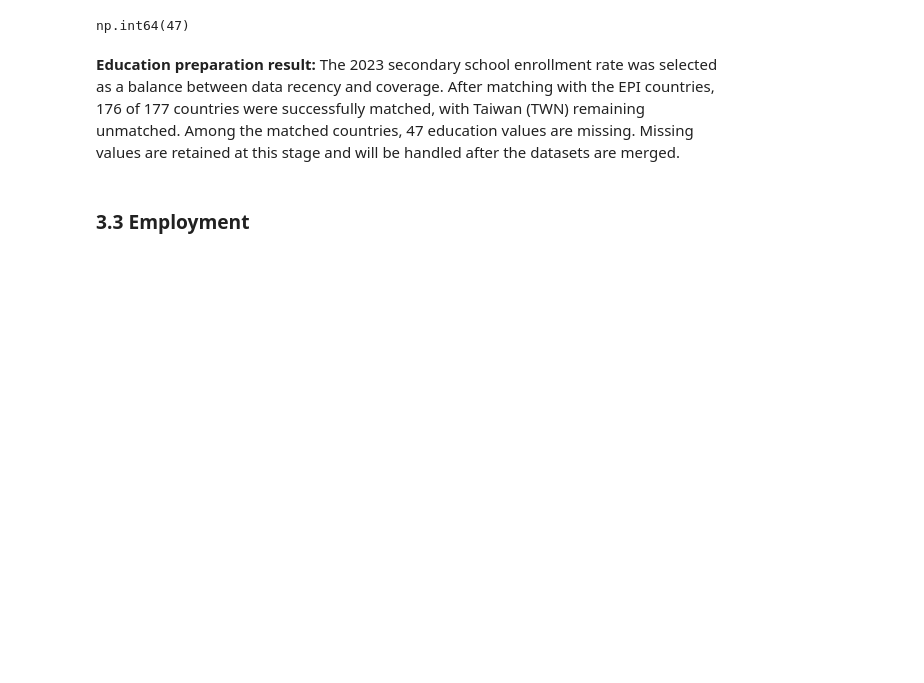
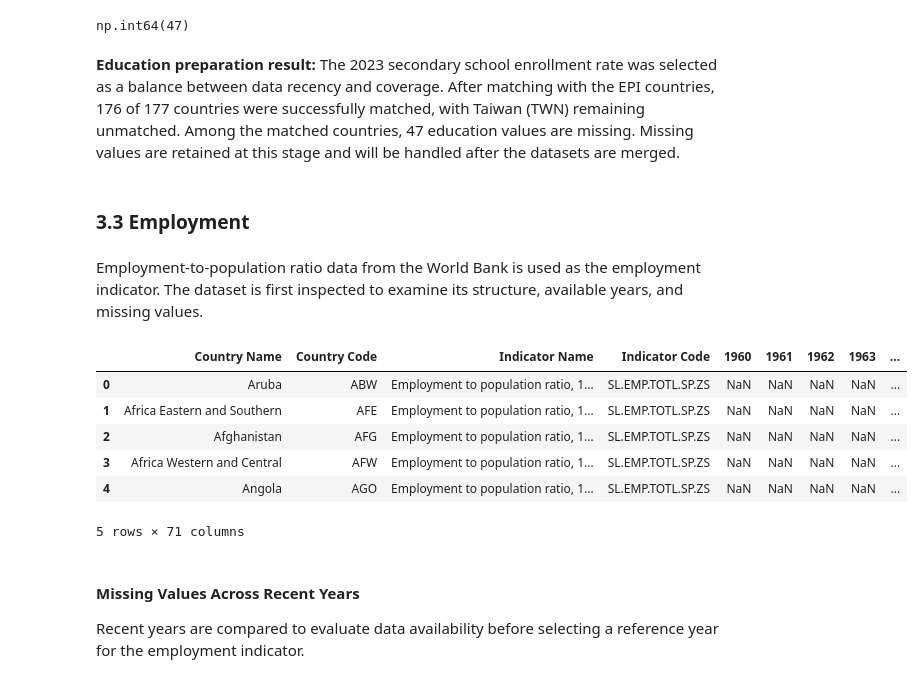
Before and after one commit to Adapala4/environmental-performance-analysis, a Jupyter notebook: environmental_analysis.ipynb, the cells around one changed output. Drawn from its saved outputs; the diff is of its cells as text; code cells hidden in the pictures; blank space fills up the shorter version.

Commit message:
Prepare and match employment data with EPI countries

```diff
--- a/environmental_analysis.ipynb
+++ b/environmental_analysis.ipynb
@@ -303,3 +303,21 @@ np.int64(47)
 **Education preparation result:** The 2023 secondary school enrollment rate was selected as a balance between data recency and coverage. After matching with the EPI countries, 176 of 177 countries were successfully matched, with Taiwan (TWN) remaining unmatched. Among the matched countries, 47 education values are missing. Missing values are retained at this stage and will be handled after the datasets are merged.
 # %% [markdown]
 ### 3.3 Employment
+# %% [markdown]
+Employment-to-population ratio data from the World Bank is used as the employment indicator. The dataset is first inspected to examine its structure, available years, and missing values.
+# %%
+employment = pd.read_csv('data/world_bank/employment/API_SL.EMP.TOTL.SP.ZS_DS2_en_csv_v2_200.csv', skiprows = 4)
+# %%
+employment.head()
+# %% [output]
+|  | Country Name | Country Code | Indicator Name | Indicator Code | 1960 | 1961 | 1962 | 1963 | ... |
+| 0 | Aruba | ABW | Employment to population ratio, 1... | SL.EMP.TOTL.SP.ZS | NaN | NaN | NaN | NaN | ... |
+| 1 | Africa Eastern and Southern | AFE | Employment to population ratio, 1... | SL.EMP.TOTL.SP.ZS | NaN | NaN | NaN | NaN | ... |
+| 2 | Afghanistan | AFG | Employment to population ratio, 1... | SL.EMP.TOTL.SP.ZS | NaN | NaN | NaN | NaN | ... |
+| 3 | Africa Western and Central | AFW | Employment to population ratio, 1... | SL.EMP.TOTL.SP.ZS | NaN | NaN | NaN | NaN | ... |
+| 4 | Angola | AGO | Employment to population ratio, 1... | SL.EMP.TOTL.SP.ZS | NaN | NaN | NaN | NaN | ... |
+5 rows × 71 columns
+# %% [markdown]
+#### Missing Values Across Recent Years
+
+Recent years are compared to evaluate data availability before selecting a reference year for the employment indicator.
```
Also changed, not shown: parts of 9 cells of this notebook.
